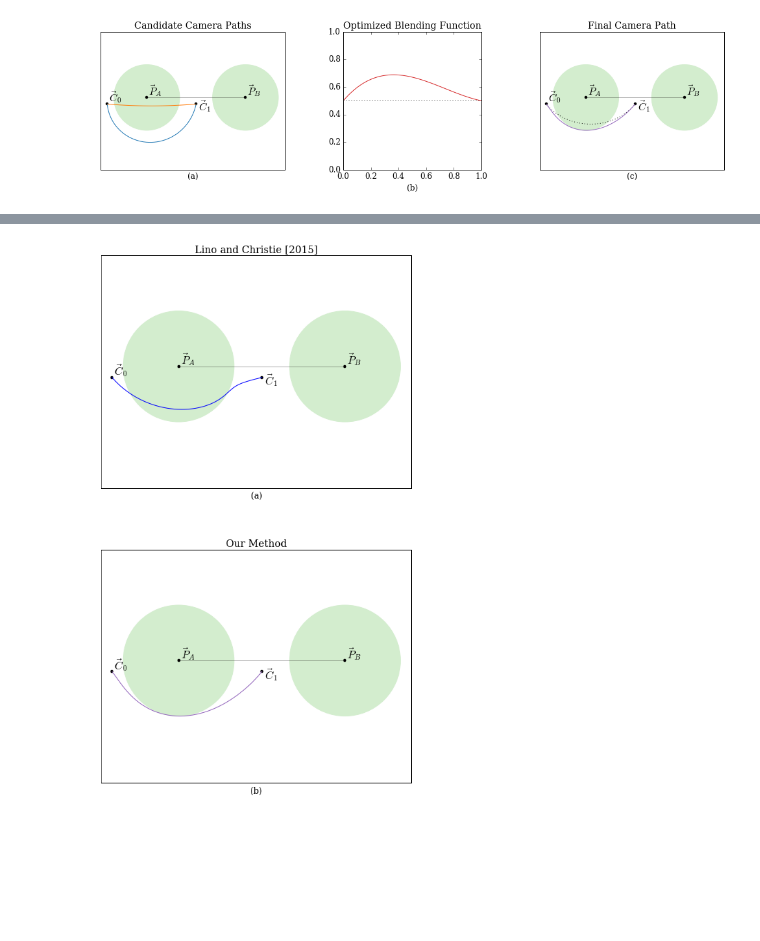
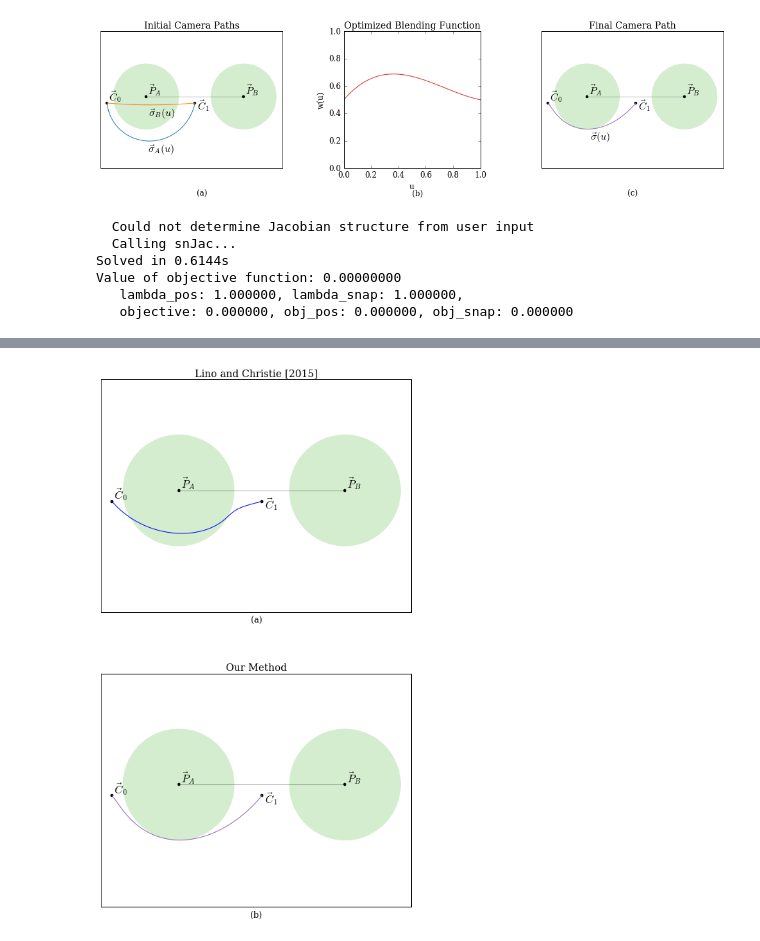
Before and after one commit to njoubert/spooky, a Jupyter notebook: experiments/ipython/30 - NJ - Generating Plots for SIGASIA PAper.ipynb, the cells around one changed output, grey strips where cells are left out. Cells and saved outputs as stored; diff of their text form; code cells hidden in the pictures; blank space fills up the shorter version.

```diff
--- a/experiments/ipython/30 - NJ - Generating Plots for SIGASIA PAper.ipynb
+++ b/experiments/ipython/30 - NJ - Generating Plots for SIGASIA PAper.ipynb
@@ -55,7 +55,7 @@ Value of objective function: 0.00815895
    objective: 0.000000, obj_pos: 0.000000, obj_snap: 0.000000
 # %%
 from matplotlib import colors
-
+annotatesize = 16
 def drawSetup(subfig, A, B, C0, C1, min_dist, fudgeX_pos=1.2, fudgeX_neg=0.2, fudgeY_pos=2,fudgeY_neg=2):
     subfig.set_aspect('equal')
 
@@ -100,6 +100,7 @@ plt.rc('font', family='serif')
 
 gs = gridspec.GridSpec(1, 3, width_ratios=[1, 1, 1], height_ratios=[1])
 fig = plt.figure()
+
 # fig.suptitle("", fontsize=18)
 
 f1 = fig.add_subplot(gs[0])
@@ -108,37 +109,48 @@ f3 = fig.add_subplot(gs[2])
 #f4 = fig.add_subplot(gs[3])
 
 # FIGURE 1
 drawSetup(f1, PA, PB, C0, C1, min_dist)
-f1.set_title('Candidate Camera Paths')
+f1.set_title('Initial Camera Paths')
 f1.plot(sigmaA[:,0], sigmaA[:,1], c=c_b)
 f1.plot(sigmaB[:,0], sigmaB[:,1], c=c_o)
-f1.set_xlabel('(a)')
+
+
+f1.annotate(s=r"$\vec{\sigma}_A(u)$", size=annotatesize, xy=(sigmaA[25,0], sigmaA[25,1]),xytext=(0,-16),textcoords="offset points")
+f1.annotate(s=r"$\vec{\sigma}_B(u)$", size=annotatesize, xy=(sigmaB[23,0], sigmaB[23,1]),xytext=(0,-16),textcoords="offset points")
 
 f1.get_xaxis().set_ticks([])
 f1.get_yaxis().set_ticks([])
+
 
 # FIGURE 2
 f2.set_aspect('equal')
 f2.set_title("Optimized Blending Function")
 f2.set_xlim(0,1)
 f2.set_ylim(0,1)
 f2.plot(np.linspace(0,1), wA, c=c_r)
-f2.set_xlabel('(b)')
-f2.plot(np.linspace(0,1), np.linspace(0.5,0.5),':',c="black")
+f2.set_ylabel('w(u)')
+f2.set_xlabel('u')
+
+#f2.plot(np.linspace(0,1), np.linspace(0.5,0.5),':',c="black")
 
 # FIGURE 3
 drawSetup(f3, PA, PB, C0, C1, min_dist)
 f3.set_title("Final Camera Path")
-f3.plot(sigmaAvg[:,0], sigmaAvg[:,1], ':', c="black")
+#f3.plot(sigmaAvg[:,0], sigmaAvg[:,1], ':', c="black")
 f3.plot(sigma[:,0], sigma[:,1], c=c_p)
-f3.set_xlabel('(c)')
 f3.get_xaxis().set_ticks([])
 f3.get_yaxis().set_ticks([])
+f3.annotate(s=r"$\vec{\sigma}(u)$", size=annotatesize, xy=(sigma[25,0], sigma[25,1]),xytext=(0,-16),textcoords="offset points")
+
+plt.figtext(1/6., 0.01, "(a)");
+plt.figtext(3/6., 0.01, "(b)");
+plt.figtext(5/6., 0.01, "(c)");
 
 #drawWorldTrajectoryGivenSubfigures(f3, PA, PB, C0, C1, min_dist, sigma, "red")
+#gca().set_position((.1, .3, .8, .6)) # to make a bit of room for extra text
 
 
 fig.tight_layout()
 pylab.savefig("optimization_plot.pdf")
 # %% [output]
-[figure, old version]
+[figure, new version]
@@ -156,0 +157,27 @@ import toric.shims
+# %%
+
+min_dist = 1                    # let's set a minimum distance of 1m
+PA  = np.array([0,0,0])     # person A position
+PB  = np.array([2,0,0])     # person B position
+C0 = np.array([-1,-0.001,0])  # Starting camera position is *outside* of PA_1
+C1 = np.array([3,-0.001,0])    # Ending camera position
+
+params = {
+  'min_dist':min_dist,
+  'nsamples':50,
+  'coord':'NED_mm',
+  'force_paths_only_go_up':True
+}
+
+position_trajectories = osp.calculate_position_trajectory_as_optimized_blend_of_spherical_trajectories(
+     PA, PB, C0, C1, osp.real_optimizer_constrained_at_endpoints, params)
+
+## sigma is the resulting 3D trajectory.
+sigma, wA, sigmaAvg, sigmaA, sigmaB, u = position_trajectories
+# %% [output]
+  Could not determine Jacobian structure from user input
+  Calling snJac...
+Solved in 0.6144s
+Value of objective function: 0.00000000
+   lambda_pos: 1.000000, lambda_snap: 1.000000,
+   objective: 0.000000, obj_pos: 0.000000, obj_snap: 0.000000
```
Also changed, not shown: parts of 4 cells of this notebook, 6 other files.
